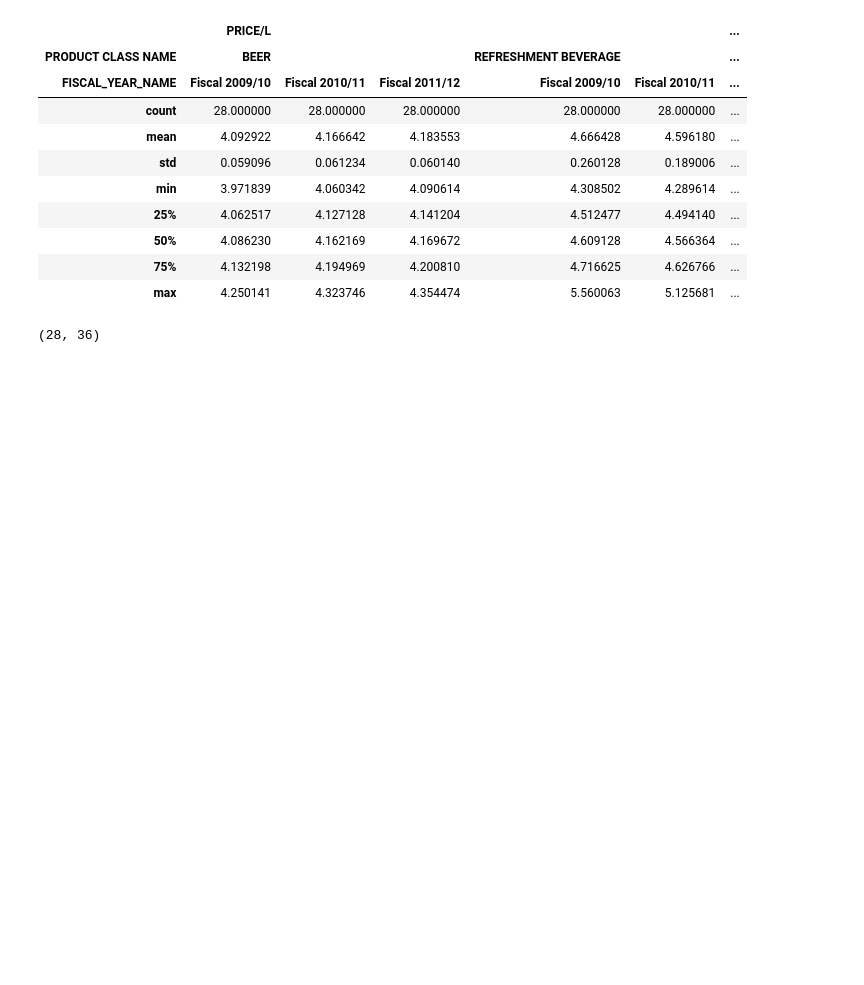
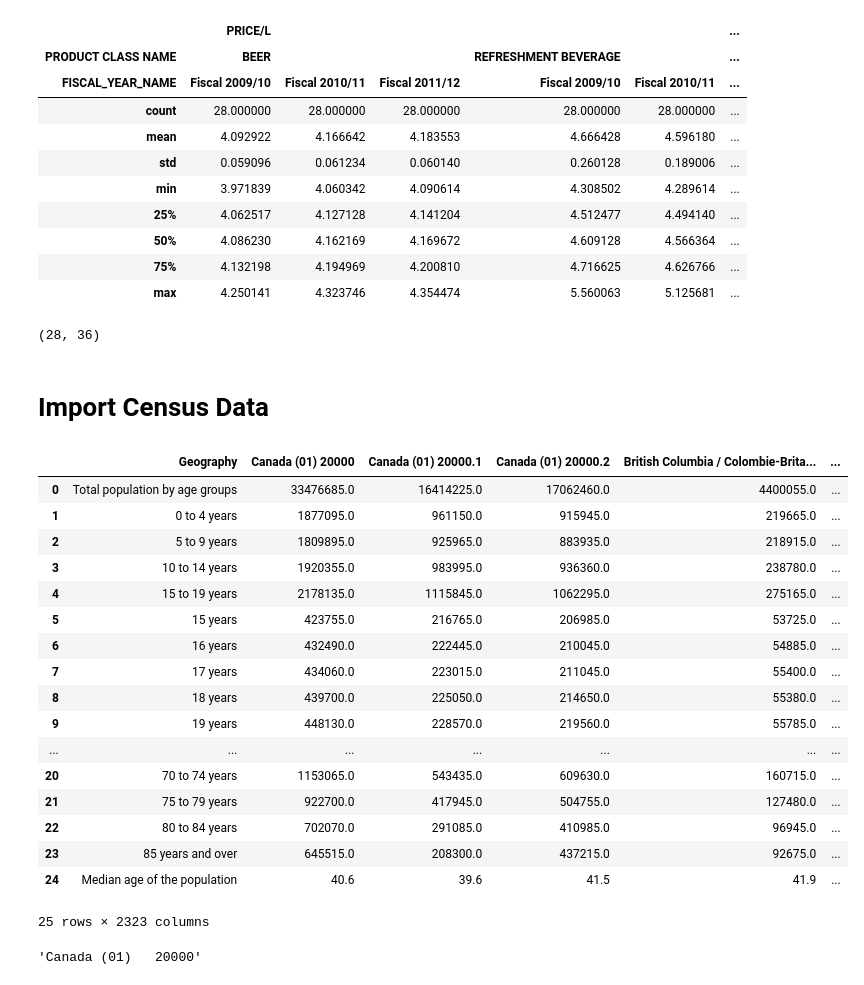
Before and after one commit to b00z3/B00z3, a Jupyter notebook: BCLiquor.ipynb, the cells around one changed output. Drawn from its saved outputs; the diff is of its cells as text; code cells hidden in the pictures; blank space fills up the shorter version.

Commit message:
Update the notebook to load and clean census data

```diff
--- a/BCLiquor.ipynb
+++ b/BCLiquor.ipynb
@@ -94,3 +95,35 @@ df.describe()
 df.shape
 # %% [output]
 (28, 36)
+# %% [markdown]
+# Import Census Data
+# %%
+f = lambda x: x >0 and x < 9
+
+census = pd.read_csv('Data/BCcensus.csv',skiprows=f,nrows=25)
+# %%
+census.head(25)
+# %% [output]
+|  | Geography | Canada (01) 20000 | Canada (01) 20000.1 | Canada (01) 20000.2 | British Columbia / Colombie-Brita... | ... |
+| 0 | Total population by age groups | 33476685.0 | 16414225.0 | 17062460.0 | 4400055.0 | ... |
+| 1 | 0 to 4 years | 1877095.0 | 961150.0 | 915945.0 | 219665.0 | ... |
+| 2 | 5 to 9 years | 1809895.0 | 925965.0 | 883935.0 | 218915.0 | ... |
+| 3 | 10 to 14 years | 1920355.0 | 983995.0 | 936360.0 | 238780.0 | ... |
+| 4 | 15 to 19 years | 2178135.0 | 1115845.0 | 1062295.0 | 275165.0 | ... |
+| 5 | 15 years | 423755.0 | 216765.0 | 206985.0 | 53725.0 | ... |
+| 6 | 16 years | 432490.0 | 222445.0 | 210045.0 | 54885.0 | ... |
+| 7 | 17 years | 434060.0 | 223015.0 | 211045.0 | 55400.0 | ... |
+| 8 | 18 years | 439700.0 | 225050.0 | 214650.0 | 55380.0 | ... |
+| 9 | 19 years | 448130.0 | 228570.0 | 219560.0 | 55785.0 | ... |
+| ... | ... | ... | ... | ... | ... | ... |
+| 20 | 70 to 74 years | 1153065.0 | 543435.0 | 609630.0 | 160715.0 | ... |
+| 21 | 75 to 79 years | 922700.0 | 417945.0 | 504755.0 | 127480.0 | ... |
+| 22 | 80 to 84 years | 702070.0 | 291085.0 | 410985.0 | 96945.0 | ... |
+| 23 | 85 years and over | 645515.0 | 208300.0 | 437215.0 | 92675.0 | ... |
+| 24 | Median age of the population | 40.6 | 39.6 | 41.5 | 41.9 | ... |
+25 rows × 2323 columns
+# %%
+collist = census.drop('Geography',axis = 1).columns.values
+collist[0]
+# %% [output]
+'Canada (01)   20000'
```
Also changed, not shown: parts of 19 cells of this notebook.
